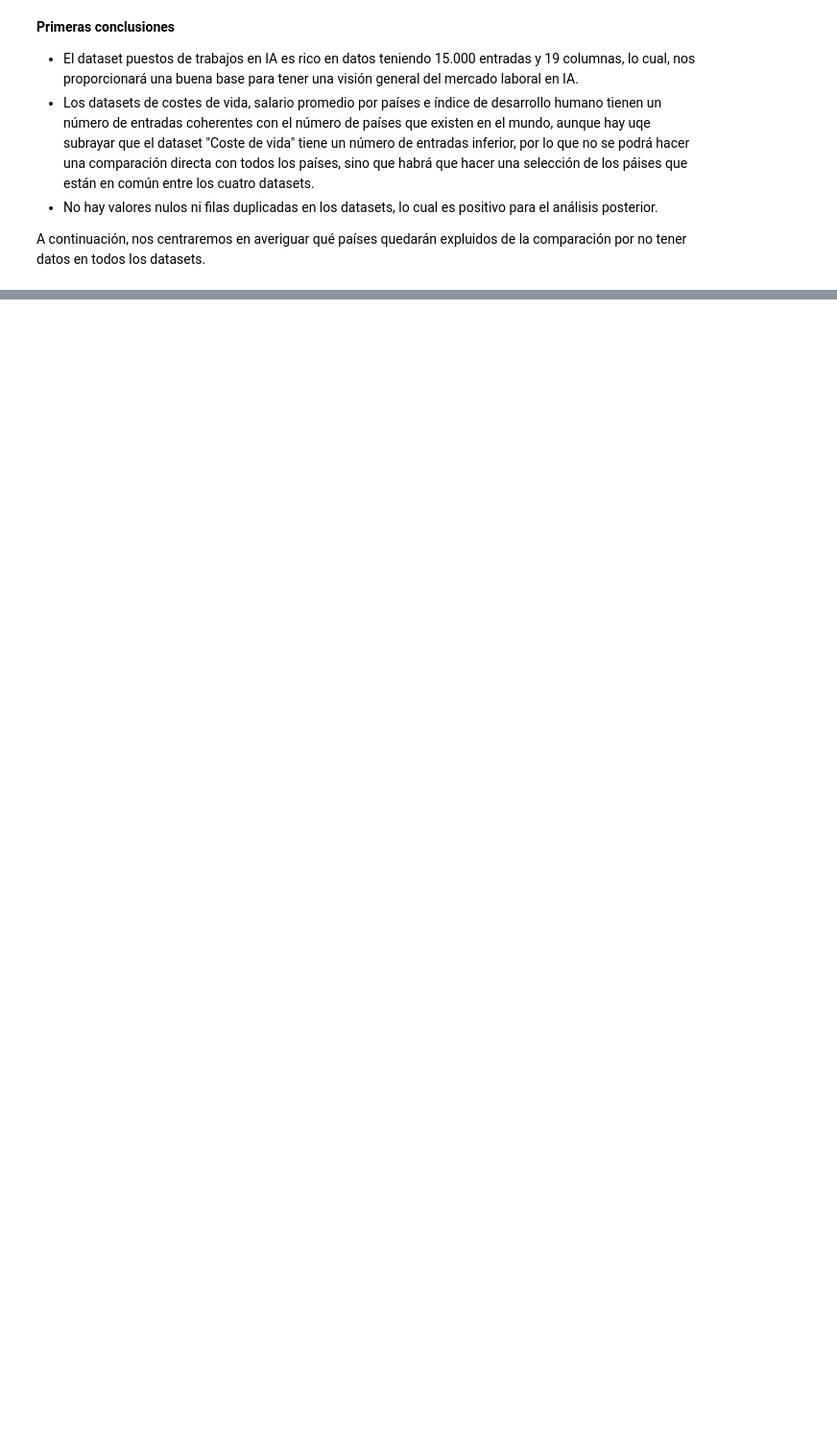
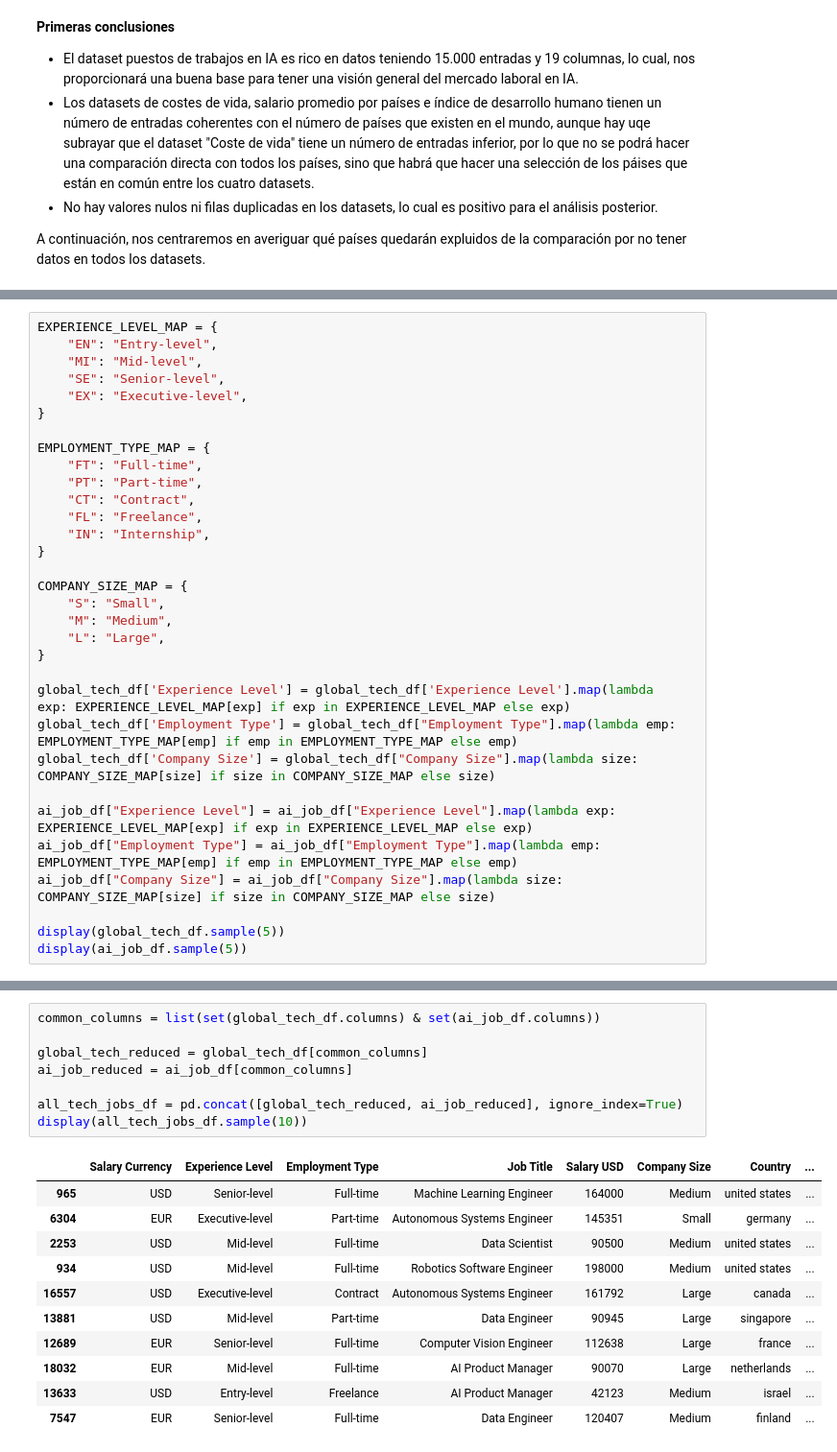
Before and after one commit to MichaeLaudrup/Python_for_AI_VIU, a Jupyter notebook: dataset_project/01_MIAR_ACT_Dataset_Michael_Laudrup_luis_glez.ipynb, the cells around one changed output, grey strips where cells are left out. Shown: that part at 96% size. Drawn from its saved outputs; the diff is of its cells as text; blank space fills up the shorter version.

```diff
--- a/dataset_project/01_MIAR_ACT_Dataset_Michael_Laudrup_luis_glez.ipynb
+++ b/dataset_project/01_MIAR_ACT_Dataset_Michael_Laudrup_luis_glez.ipynb
@@ -155,0 +231,32 @@ False
+# %%
+EXPERIENCE_LEVEL_MAP = {
+    "EN": "Entry-level",
+    "MI": "Mid-level",
+    "SE": "Senior-level",
+    "EX": "Executive-level",
+}
+
+EMPLOYMENT_TYPE_MAP = {
+    "FT": "Full-time",
+    "PT": "Part-time",
+    "CT": "Contract",
+    "FL": "Freelance",
+    "IN": "Internship",
+}
+
+COMPANY_SIZE_MAP = {
+    "S": "Small",
+    "M": "Medium",
+    "L": "Large",
+}
+
+global_tech_df['Experience Level'] = global_tech_df['Experience Level'].map(lambda  exp: EXPERIENCE_LEVEL_MAP[exp] if exp in EXPERIENCE_LEVEL_MAP else exp)
+global_tech_df['Employment Type'] = global_tech_df["Employment Type"].map(lambda emp: EMPLOYMENT_TYPE_MAP[emp] if emp in EMPLOYMENT_TYPE_MAP else emp)
+global_tech_df['Company Size'] = global_tech_df["Company Size"].map(lambda size: COMPANY_SIZE_MAP[size] if size in COMPANY_SIZE_MAP else size)
+
+ai_job_df["Experience Level"] = ai_job_df["Experience Level"].map(lambda exp: EXPERIENCE_LEVEL_MAP[exp] if exp in EXPERIENCE_LEVEL_MAP else exp)
+ai_job_df["Employment Type"] = ai_job_df["Employment Type"].map(lambda emp: EMPLOYMENT_TYPE_MAP[emp] if emp in EMPLOYMENT_TYPE_MAP else emp)
+ai_job_df["Company Size"] = ai_job_df["Company Size"].map(lambda size: COMPANY_SIZE_MAP[size] if size in COMPANY_SIZE_MAP else size)
+
+display(global_tech_df.sample(5))
+display(ai_job_df.sample(5))
@@ -155,0 +285,20 @@ False
+# %%
+common_columns = list(set(global_tech_df.columns) & set(ai_job_df.columns))
+
+global_tech_reduced = global_tech_df[common_columns]
+ai_job_reduced = ai_job_df[common_columns]
+
+all_tech_jobs_df = pd.concat([global_tech_reduced, ai_job_reduced], ignore_index=True)
+display(all_tech_jobs_df.sample(10))
+# %% [output]
+|  | Salary Currency | Experience Level | Employment Type | Job Title | Salary USD | Company Size | Country | ... |
+| 965 | USD | Senior-level | Full-time | Machine Learning Engineer | 164000 | Medium | united states | ... |
+| 6304 | EUR | Executive-level | Part-time | Autonomous Systems Engineer | 145351 | Small | germany | ... |
+| 2253 | USD | Mid-level | Full-time | Data Scientist | 90500 | Medium | united states | ... |
+| 934 | USD | Mid-level | Full-time | Robotics Software Engineer | 198000 | Medium | united states | ... |
+| 16557 | USD | Executive-level | Contract | Autonomous Systems Engineer | 161792 | Large | canada | ... |
+| 13881 | USD | Mid-level | Part-time | Data Engineer | 90945 | Large | singapore | ... |
+| 12689 | EUR | Senior-level | Full-time | Computer Vision Engineer | 112638 | Large | france | ... |
+| 18032 | EUR | Mid-level | Full-time | AI Product Manager | 90070 | Large | netherlands | ... |
+| 13633 | USD | Entry-level | Freelance | AI Product Manager | 42123 | Medium | israel | ... |
+| 7547 | EUR | Senior-level | Full-time | Data Engineer | 120407 | Medium | finland | ... |
```
Also changed, not shown: parts of 17 cells of this notebook, 2 other files.
